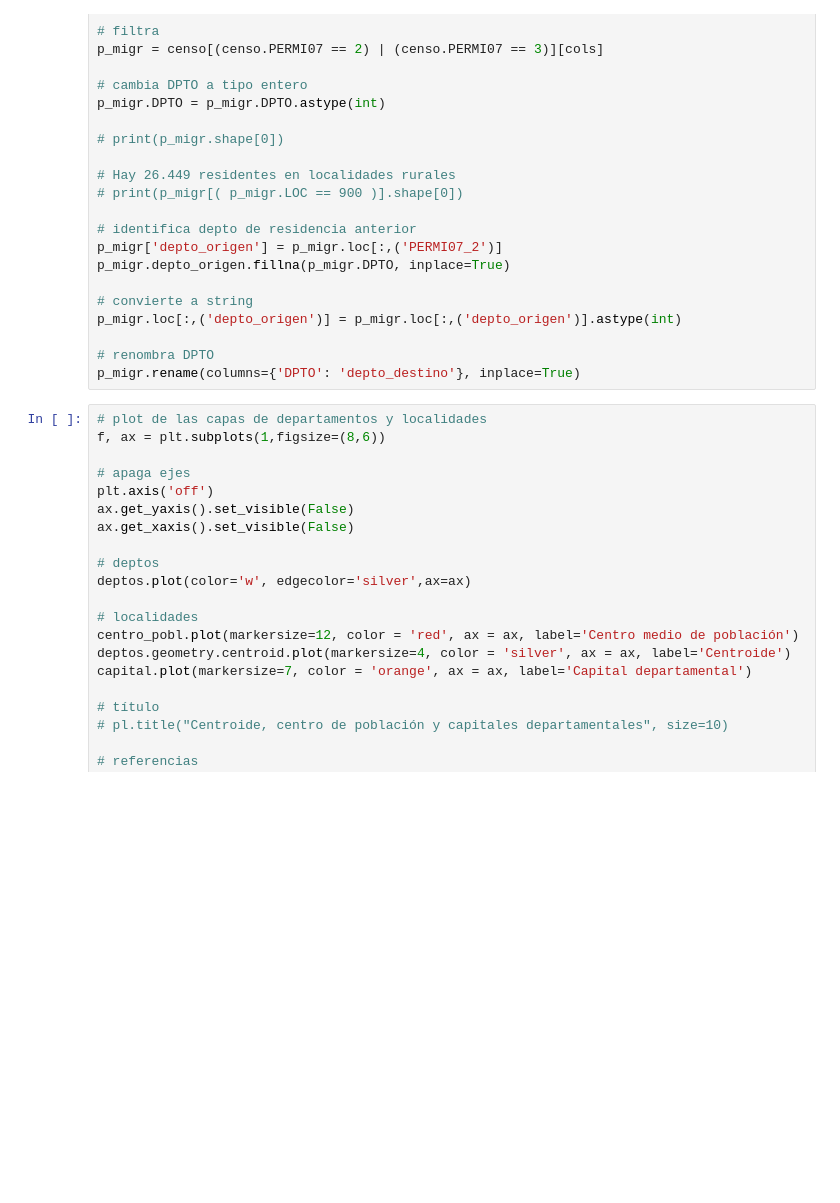
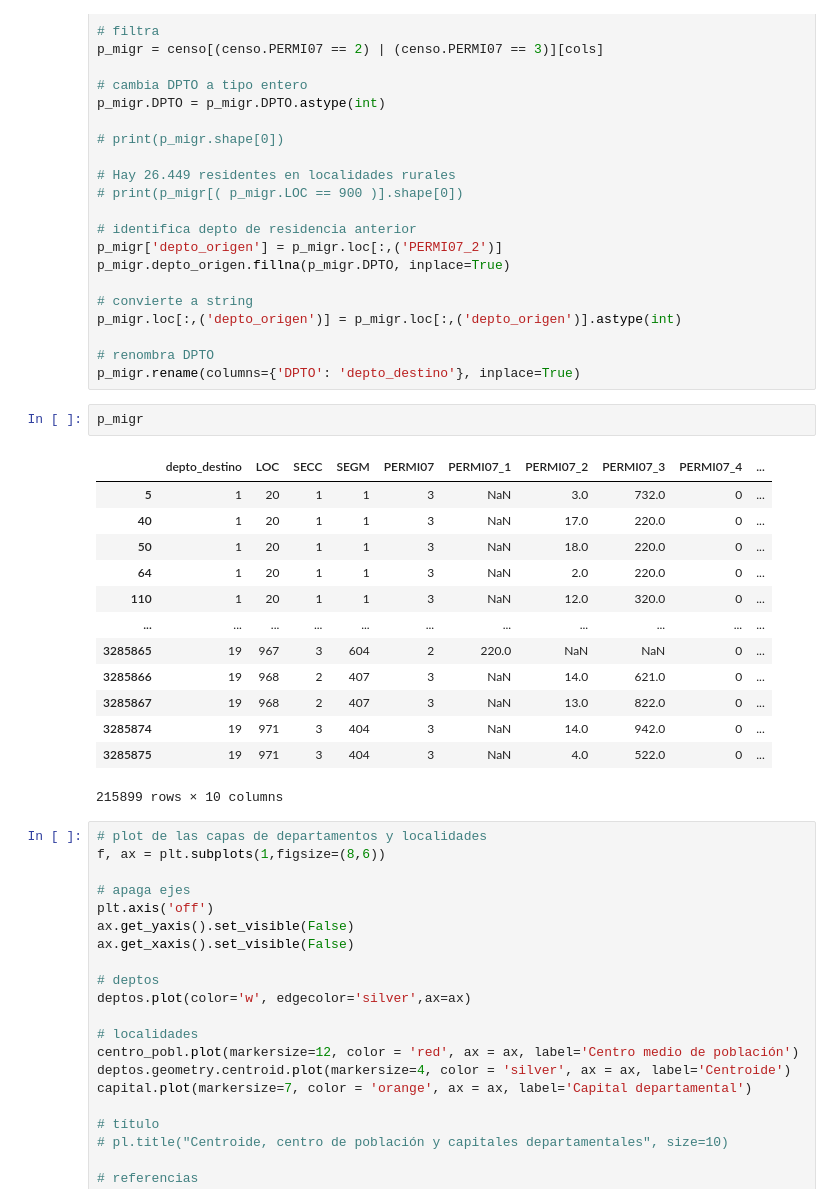
Before and after one commit to guillermodangelo/tesis, a Jupyter notebook: 02-metodologia.ipynb, the cells around one changed output. Cells and saved outputs as stored; diff of their text form; blank space fills up the shorter version.

```diff
--- a/02-metodologia.ipynb
+++ b/02-metodologia.ipynb
@@ -134,6 +134,22 @@ p_migr.loc[:,('depto_origen')] = p_migr.loc[:,('depto_origen')].astype(int)
 
 # renombra DPTO
 p_migr.rename(columns={'DPTO': 'depto_destino'}, inplace=True)
+# %%
+p_migr
+# %% [output]
+|  | depto_destino | LOC | SECC | SEGM | PERMI07 | PERMI07_1 | PERMI07_2 | PERMI07_3 | PERMI07_4 | ... |
+| 5 | 1 | 20 | 1 | 1 | 3 | NaN | 3.0 | 732.0 | 0 | ... |
+| 40 | 1 | 20 | 1 | 1 | 3 | NaN | 17.0 | 220.0 | 0 | ... |
+| 50 | 1 | 20 | 1 | 1 | 3 | NaN | 18.0 | 220.0 | 0 | ... |
+| 64 | 1 | 20 | 1 | 1 | 3 | NaN | 2.0 | 220.0 | 0 | ... |
+| 110 | 1 | 20 | 1 | 1 | 3 | NaN | 12.0 | 320.0 | 0 | ... |
+| ... | ... | ... | ... | ... | ... | ... | ... | ... | ... | ... |
+| 3285865 | 19 | 967 | 3 | 604 | 2 | 220.0 | NaN | NaN | 0 | ... |
+| 3285866 | 19 | 968 | 2 | 407 | 3 | NaN | 14.0 | 621.0 | 0 | ... |
+| 3285867 | 19 | 968 | 2 | 407 | 3 | NaN | 13.0 | 822.0 | 0 | ... |
+| 3285874 | 19 | 971 | 3 | 404 | 3 | NaN | 14.0 | 942.0 | 0 | ... |
+| 3285875 | 19 | 971 | 3 | 404 | 3 | NaN | 4.0 | 522.0 | 0 | ... |
+215899 rows × 10 columns
 # %%
 # plot de las capas de departamentos y localidades
 f, ax = plt.subplots(1,figsize=(8,6))
```
Also changed, not shown: parts of 2 cells of this notebook.
